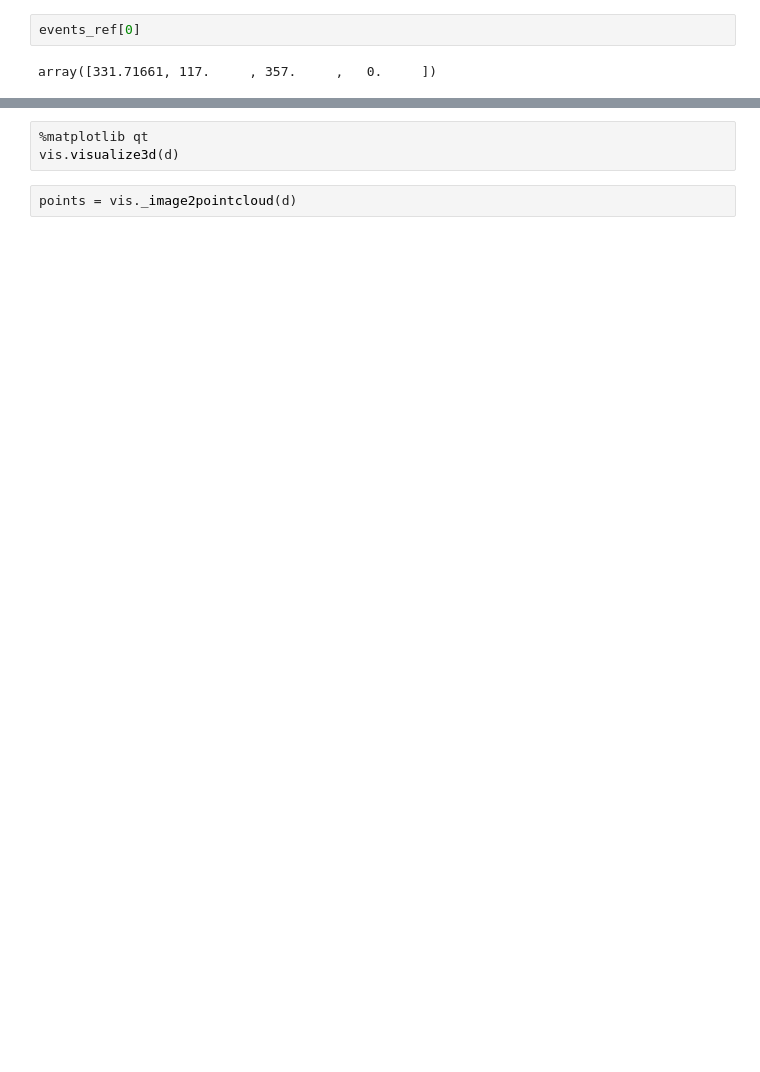
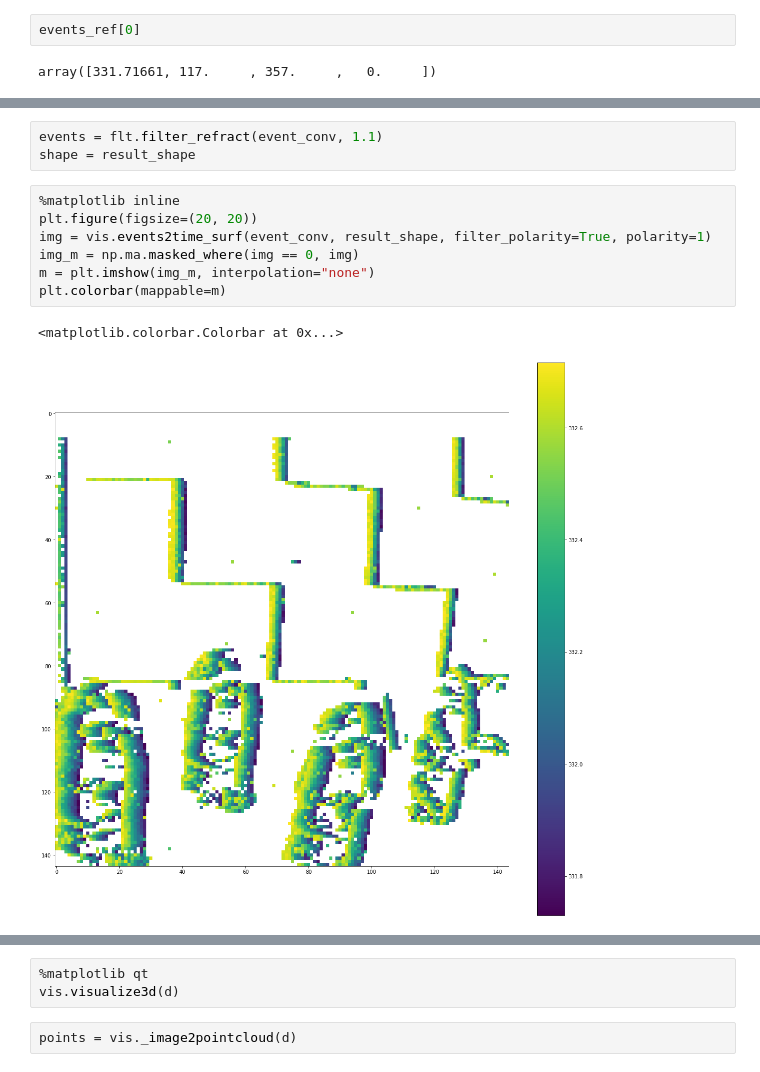
Before and after one commit to stefanochi/depth, a Jupyter notebook: pure_python_evaluation/time_filtering/time_filter_test_vie.ipynb, the cells around one changed output, grey strips where cells are left out. Drawn from its saved outputs; the diff is of its cells as text; blank space fills up the shorter version.

```diff
--- a/pure_python_evaluation/time_filtering/time_filter_test_vie.ipynb
+++ b/pure_python_evaluation/time_filtering/time_filter_test_vie.ipynb
@@ -53 +77,14 @@ plt.colorbar(mappable=m)
+# %%
+events = flt.filter_refract(event_conv, 1.1)
+shape = result_shape
+# %%
+%matplotlib inline
+plt.figure(figsize=(20, 20))
+img = vis.events2time_surf(event_conv, result_shape, filter_polarity=True, polarity=1)
+img_m = np.ma.masked_where(img == 0, img)
+m = plt.imshow(img_m, interpolation="none")
+plt.colorbar(mappable=m)
+# %% [output]
+<matplotlib.colorbar.Colorbar at 0x...>
+[figure, added]
 # %%
```
Also changed, not shown: parts of 36 cells of this notebook, 29 other files.
